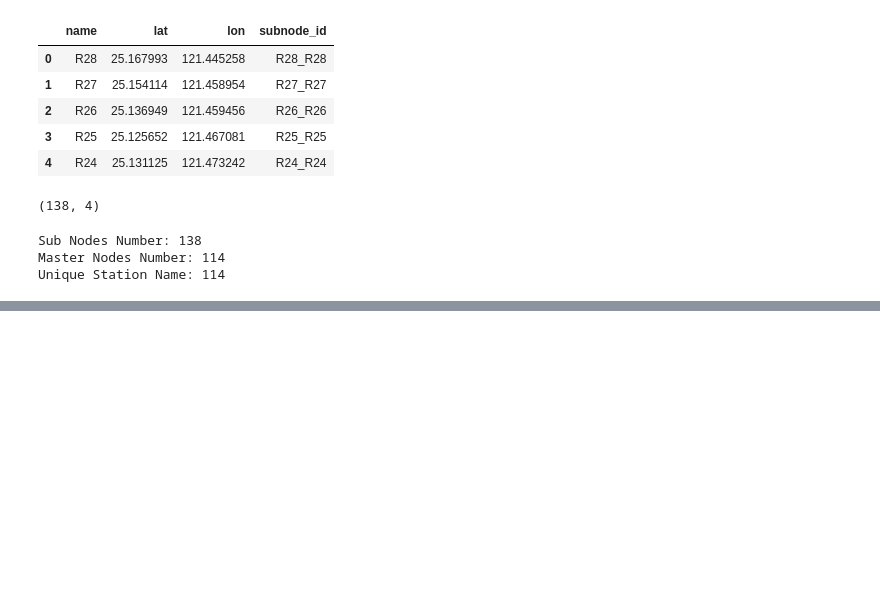
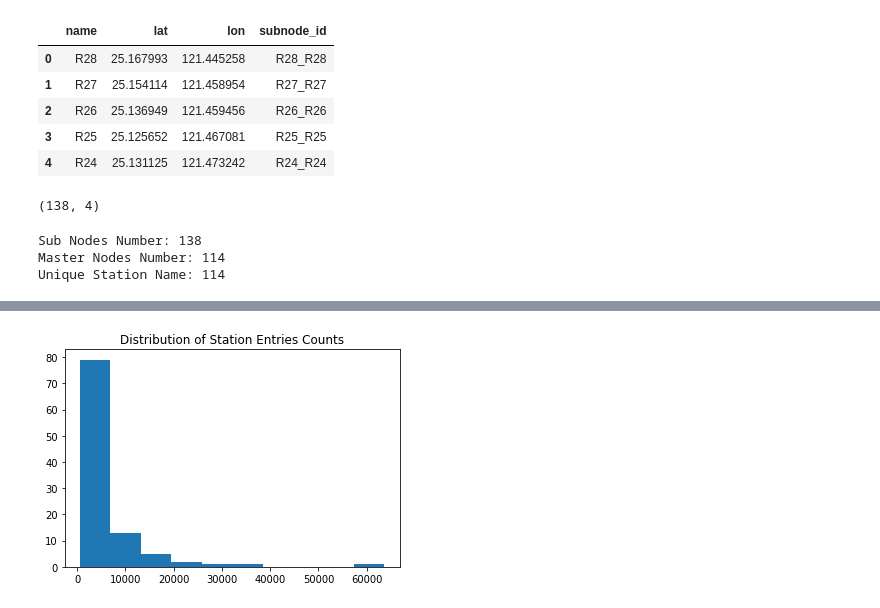
Before and after one commit to rxl204/Capstone, a Jupyter notebook: taipeiOD.ipynb, the cells around one changed output, grey strips where cells are left out. Saved outputs shown, nothing was run; the diff lists cells and outputs as text; code cells hidden in the pictures; blank space fills up the shorter version.

```diff
--- a/taipeiOD.ipynb
+++ b/taipeiOD.ipynb
@@ -183,8 +77,0 @@ m
-# %%
-# mark each station as a point
-for index, row in feb01PMPeak_geo.iterrows():
-    folium.CircleMarker([row['lat'], row['lon']],
-                        radius=15,
-                        popup=row['In'],
-                        fill_color="#3db7e4", # divvy color
-                       ).add_to(m)
@@ -365,0 +336,14 @@ Unique Station Name: 114
+# %%
+feb01AMPeak_geo["geometry"] = feb01AMPeak_geo.apply(lambda row: Point(row["lon"], row["lat"]), axis=1)
+feb01PMPeak_geo["geometry"] = feb01PMPeak_geo.apply(lambda row: Point(row["lon"], row["lat"]), axis=1)
+
+feb01AMPeak_geo_OUT["geometry"] = feb01AMPeak_geo_OUT.apply(lambda row: Point(row["lon"], row["lat"]), axis=1)
+feb01PMPeak_geo_OUT["geometry"] = feb01PMPeak_geo_OUT.apply(lambda row: Point(row["lon"], row["lat"]), axis=1)
+# %%
+# Convert to a GeoDataFrame
+crs = {'init': 'epsg:4326'}
+feb01AMPeak_geo = gpd.GeoDataFrame(feb01AMPeak_geo, geometry="geometry", crs=crs)
+feb01PMPeak_geo = gpd.GeoDataFrame(feb01PMPeak_geo, geometry="geometry", crs=crs)
+
+feb01AMPeak_geo_OUT = gpd.GeoDataFrame(feb01AMPeak_geo_OUT, geometry="geometry", crs=crs)
+feb01PMPeak_geo_OUT = gpd.GeoDataFrame(feb01PMPeak_geo_OUT, geometry="geometry", crs=crs)
@@ -365,0 +362,8 @@ Unique Station Name: 114
+# %%
+route.to_crs(epsg=4326, inplace=True)
+feb01AMPeak_geo.to_crs(epsg=4326, inplace=True)
+feb01PMPeak_geo.to_crs(epsg=4326, inplace=True)
+
+feb01AMPeak_geo_OUT.to_crs(epsg=4326, inplace=True)
+feb01PMPeak_geo_OUT.to_crs(epsg=4326, inplace=True)
+feb01AMPeak_geo_OUT.head()
@@ -365,0 +377,7 @@ Unique Station Name: 114
+# %%
+plt.figure()
+plt.hist(feb01PMPeak_geo['Count'])
+plt.title('Distribution of Station Entries Counts')
+plt.show()
+# %% [output]
+[figure, added]
```
Also changed, not shown: parts of 57 cells of this notebook.
